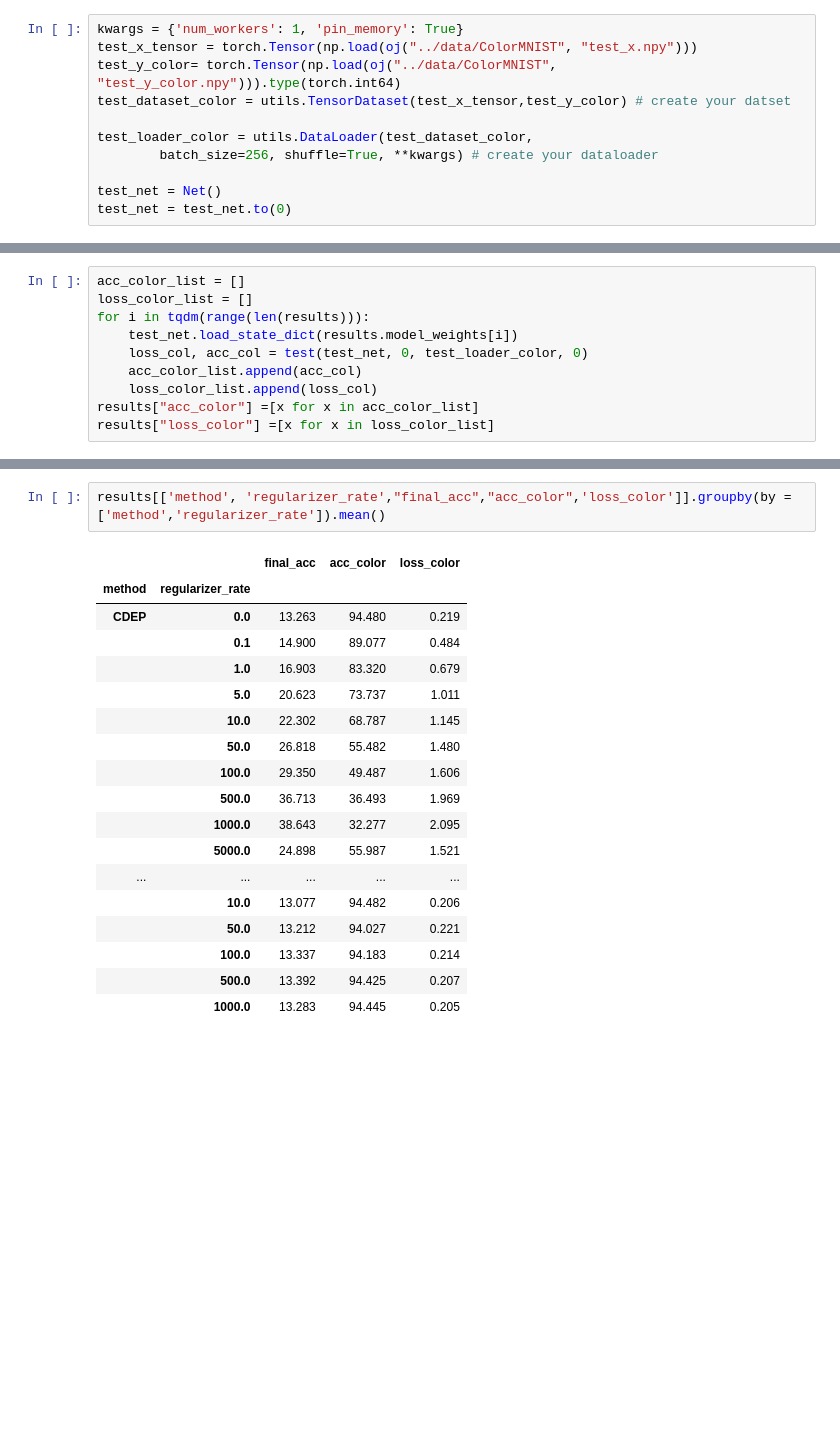
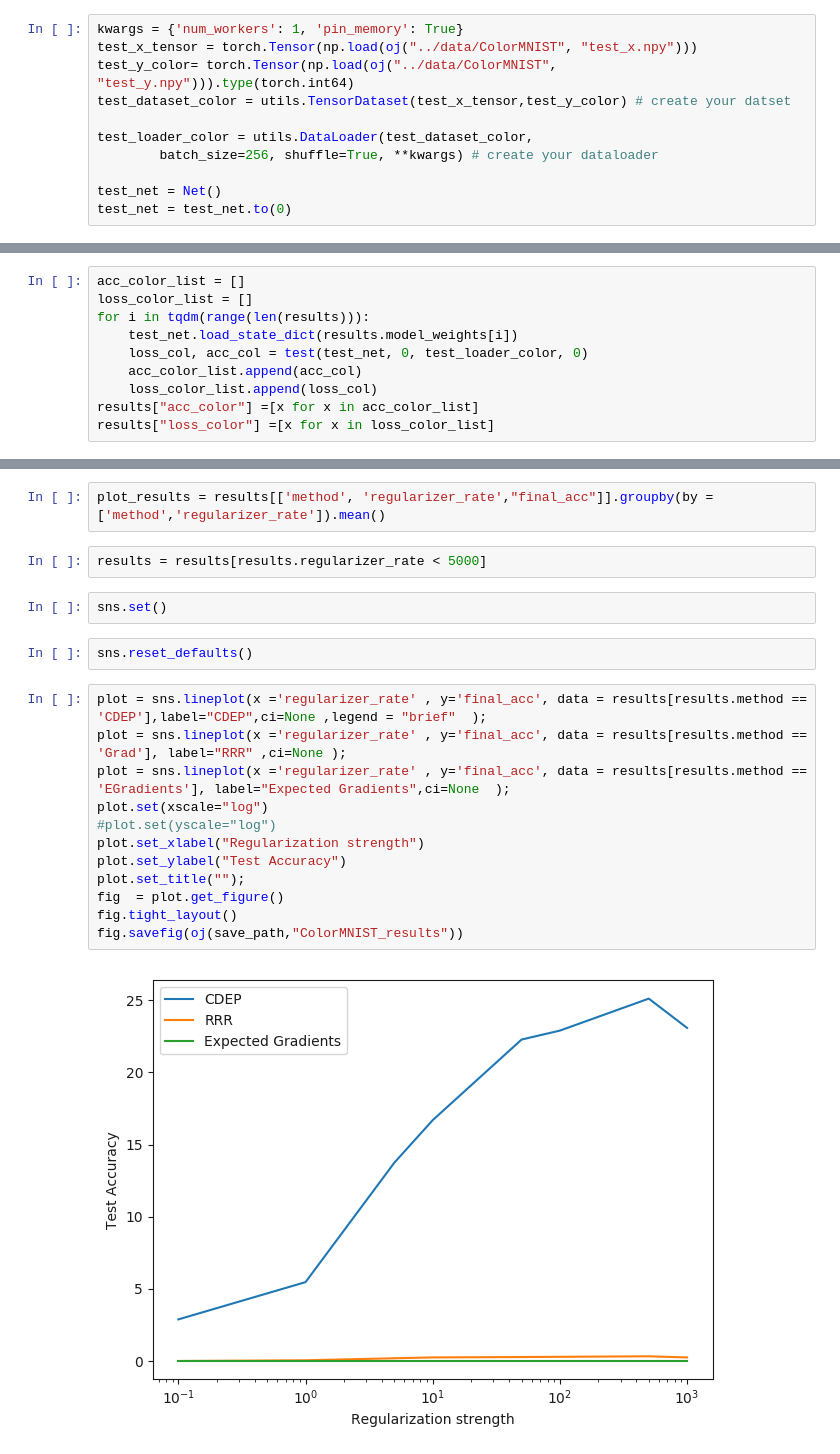
Before and after one commit to laura-rieger/deep-explanation-penalization, a Jupyter notebook: analyze/Analysis MNIST.ipynb, the cells around one changed output, grey strips where cells are left out. Drawn from its saved outputs; the diff is of its cells as text; blank space fills up the shorter version.

```diff
--- a/analyze/Analysis MNIST.ipynb
+++ b/analyze/Analysis MNIST.ipynb
@@ -186,7 +187,7 @@ results["final_test_loss"] =[x for x in loss_color_list]
 # %%
 kwargs = {'num_workers': 1, 'pin_memory': True}
 test_x_tensor = torch.Tensor(np.load(oj("../data/ColorMNIST", "test_x.npy")))
-test_y_color= torch.Tensor(np.load(oj("../data/ColorMNIST", "test_y_color.npy"))).type(torch.int64)
+test_y_color= torch.Tensor(np.load(oj("../data/ColorMNIST", "test_y.npy"))).type(torch.int64)
 test_dataset_color = utils.TensorDataset(test_x_tensor,test_y_color) # create your datset
 
 test_loader_color = utils.DataLoader(test_dataset_color,
@@ -213,21 +210,22 @@ results["loss_color"] =[x for x in loss_color_list]
 # %%
-results[['method', 'regularizer_rate',"final_acc","acc_color",'loss_color']].groupby(by = ['method','regularizer_rate']).mean()
+plot_results = results[['method', 'regularizer_rate',"final_acc"]].groupby(by = ['method','regularizer_rate']).mean()
-# %% [output]
-|  |  | final_acc | acc_color | loss_color |
-| method | regularizer_rate |  |  |  |
-| CDEP | 0.0 | 13.263 | 94.480 | 0.219 |
-|  | 0.1 | 14.900 | 89.077 | 0.484 |
-|  | 1.0 | 16.903 | 83.320 | 0.679 |
-|  | 5.0 | 20.623 | 73.737 | 1.011 |
-|  | 10.0 | 22.302 | 68.787 | 1.145 |
-|  | 50.0 | 26.818 | 55.482 | 1.480 |
-|  | 100.0 | 29.350 | 49.487 | 1.606 |
-|  | 500.0 | 36.713 | 36.493 | 1.969 |
-|  | 1000.0 | 38.643 | 32.277 | 2.095 |
-|  | 5000.0 | 24.898 | 55.987 | 1.521 |
-| ... | ... | ... | ... | ... |
-|  | 10.0 | 13.077 | 94.482 | 0.206 |
-|  | 50.0 | 13.212 | 94.027 | 0.221 |
-|  | 100.0 | 13.337 | 94.183 | 0.214 |
-|  | 500.0 | 13.392 | 94.425 | 0.207 |
-|  | 1000.0 | 13.283 | 94.445 | 0.205 |
+# %%
+results = results[results.regularizer_rate < 5000]
+# %%
+sns.set()
+# %%
+sns.reset_defaults()
+# %%
+plot = sns.lineplot(x ='regularizer_rate' , y='final_acc', data = results[results.method == 'CDEP'],label="CDEP",ci=None ,legend = "brief"  );
+plot = sns.lineplot(x ='regularizer_rate' , y='final_acc', data = results[results.method == 'Grad'], label="RRR" ,ci=None );
+plot = sns.lineplot(x ='regularizer_rate' , y='final_acc', data = results[results.method == 'EGradients'], label="Expected Gradients",ci=None  );
+plot.set(xscale="log")
+#plot.set(yscale="log")
+plot.set_xlabel("Regularization strength")
+plot.set_ylabel("Test Accuracy")
+plot.set_title("");
+fig  = plot.get_figure()
+fig.tight_layout()
+fig.savefig(oj(save_path,"ColorMNIST_results"))
+# %% [output]
+[figure, added]
```
Also changed, not shown: parts of 6 cells of this notebook, 9 other files.
